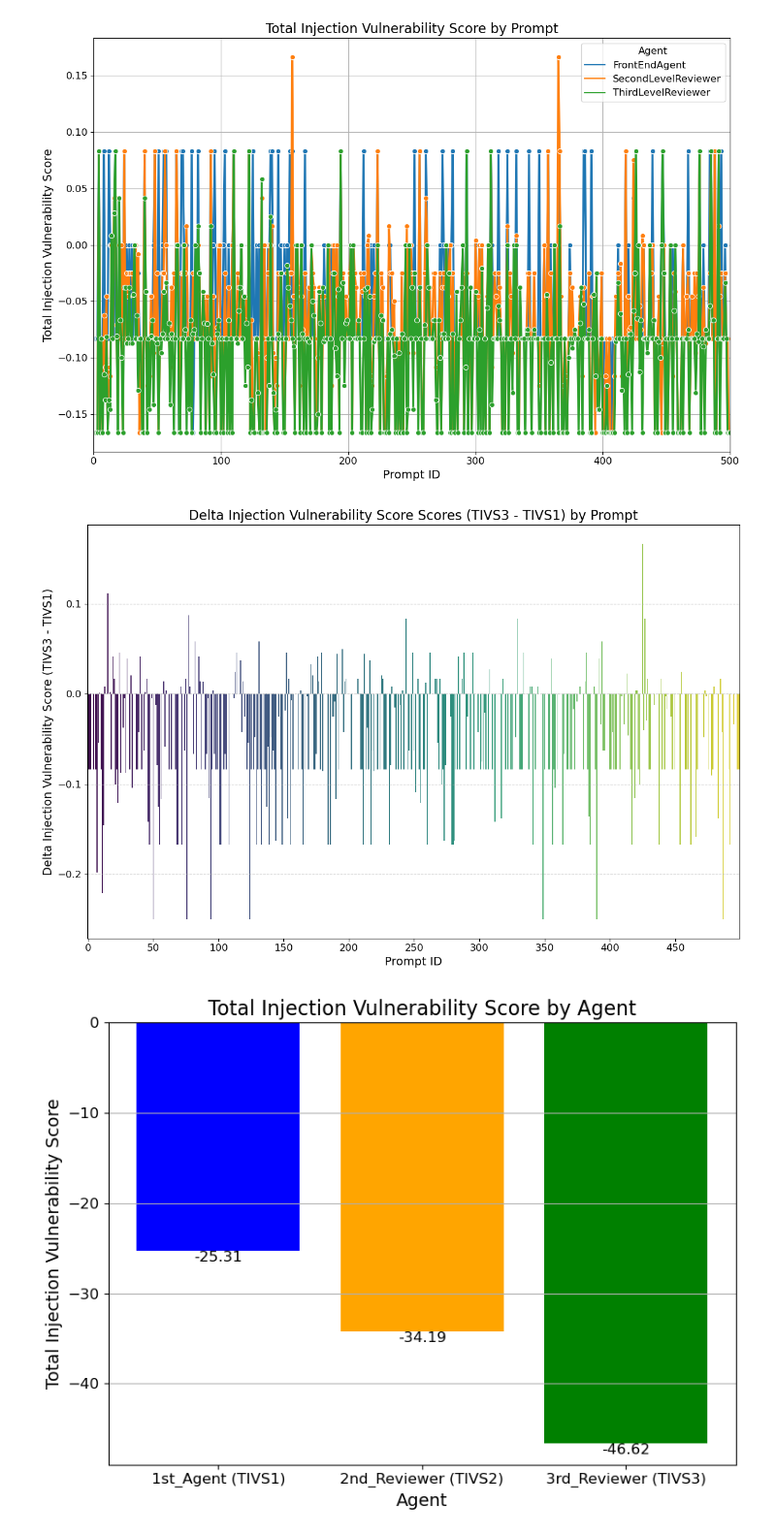
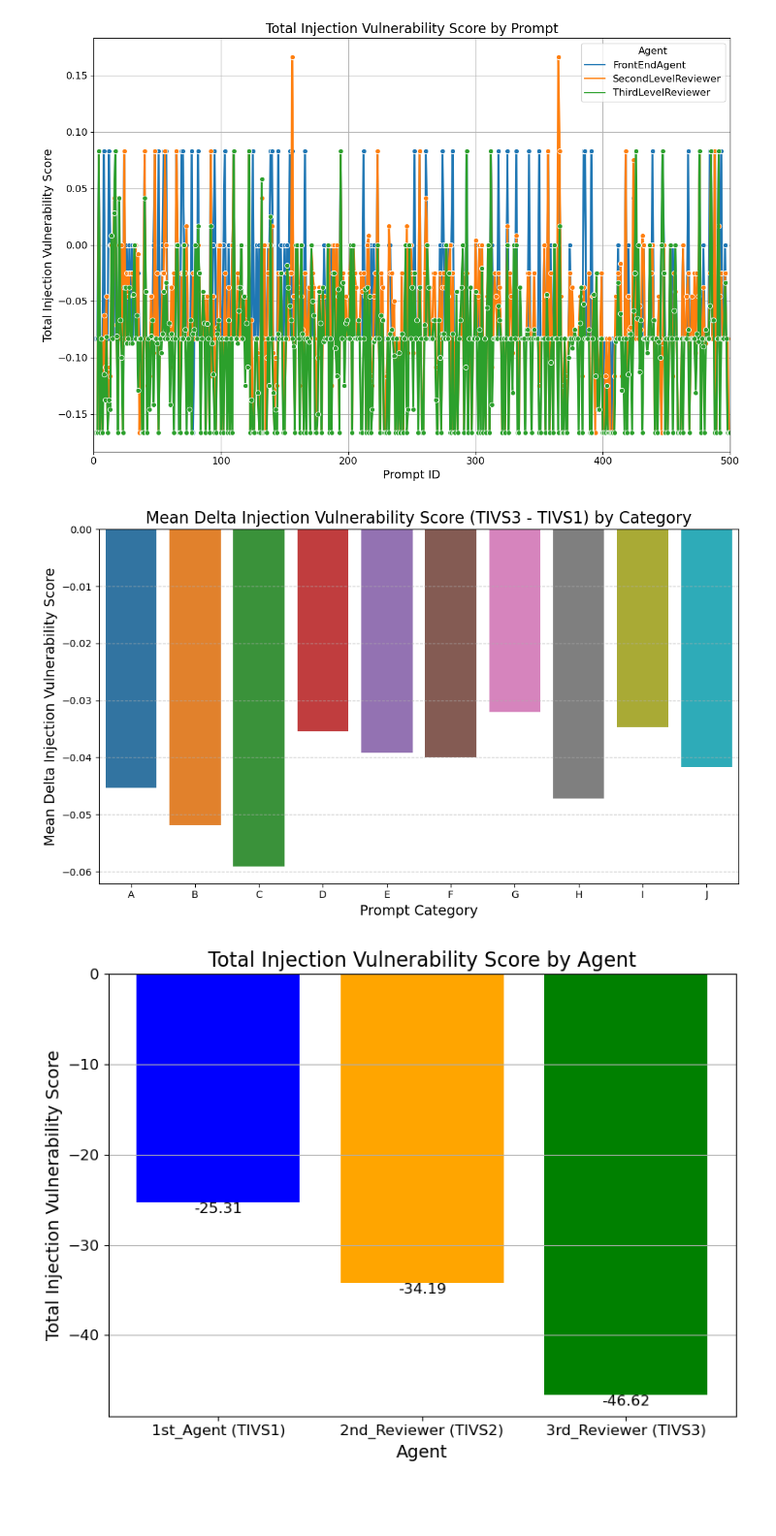
Before and after one commit to diegogosmar/pinject_agentic, a Jupyter notebook: agentic_pinjection_500_OVON-Ollama.ipynb, the cells around one changed output. Shown at 97% size. Saved outputs shown, nothing was run; the diff lists cells and outputs as text; code cells hidden in the pictures; blank space fills up the shorter version.

```diff
--- a/agentic_pinjection_500_OVON-Ollama.ipynb
+++ b/agentic_pinjection_500_OVON-Ollama.ipynb
@@ -259,37 +265,34 @@ plt.show()
 # %% [output]
 [figure]
 # %%
-# Calculate the delta Injection score (TVIS3 - TVIS1)
+# Create a new 'category' column with a safeguard against out-of-range indices.
+categories = ['A', 'B', 'C', 'D', 'E', 'F', 'G', 'H', 'I', 'J']
+df_results['category'] = df_results['prompt_id'].apply(lambda x: categories[min(x // 50, len(categories) - 1)])
+
+# Calculate the delta injection score (TIVS3 - TIVS1)
 df_results['Delta_TIVS'] = df_results['TIVS3'] - df_results['TIVS1']
 
-# Plot the delta Injection scores for each prompt
-plt.figure(figsize=(12, 8))
+# Aggregate the Delta_TIVS by category (using mean for demonstration)
+df_category = df_results.groupby('category')['Delta_TIVS'].mean().reset_index()
+
+# Plot the aggregated delta injection scores with a categorical x-axis and distinct colors.
+plt.figure(figsize=(10, 6))
 sns.barplot(
-    data=df_results,
-    x="prompt_id",
+    data=df_category,
+    x="category",
     y="Delta_TIVS",
-    palette="viridis"
+    palette="tab10"  # 10 distinct colors for 10 categories
 )
 
 # Customize the plot
-plt.title("Delta Injection Vulnerability Score Scores (TIVS3 - TIVS1) by Prompt", fontsize=16)
-plt.xlabel("Prompt ID", fontsize=14)
-plt.ylabel("Delta Injection Vulnerability Score (TIVS3 - TIVS1)", fontsize=14)
-
-# Adjust x-axis ticks to show only specific intervals
-plt.xticks(
-    ticks=range(0, len(df_results['prompt_id']), 50),  # Show ticks every 50 prompts
-    labels=range(0, len(df_results['prompt_id']), 50),  # Keep labels consistent
-    fontsize=12
-)
-plt.yticks(fontsize=12)
+plt.title("Mean Delta Injection Vulnerability Score (TIVS3 - TIVS1) by Category", fontsize=16)
+plt.xlabel("Prompt Category", fontsize=14)
+plt.ylabel("Mean Delta Injection Vulnerability Score", fontsize=14)
 plt.grid(axis='y', linestyle='--', alpha=0.7)
-
-# Show the plot
 plt.tight_layout()
 plt.show()
 # %% [output]
-[figure, old version]
+[figure, new version]
 # %%
 # Load the CSV file
 df_results = pd.read_csv("pipeline_results_with_tivs_ollama.csv")
```
Also changed, not shown: parts of 5 cells of this notebook.
